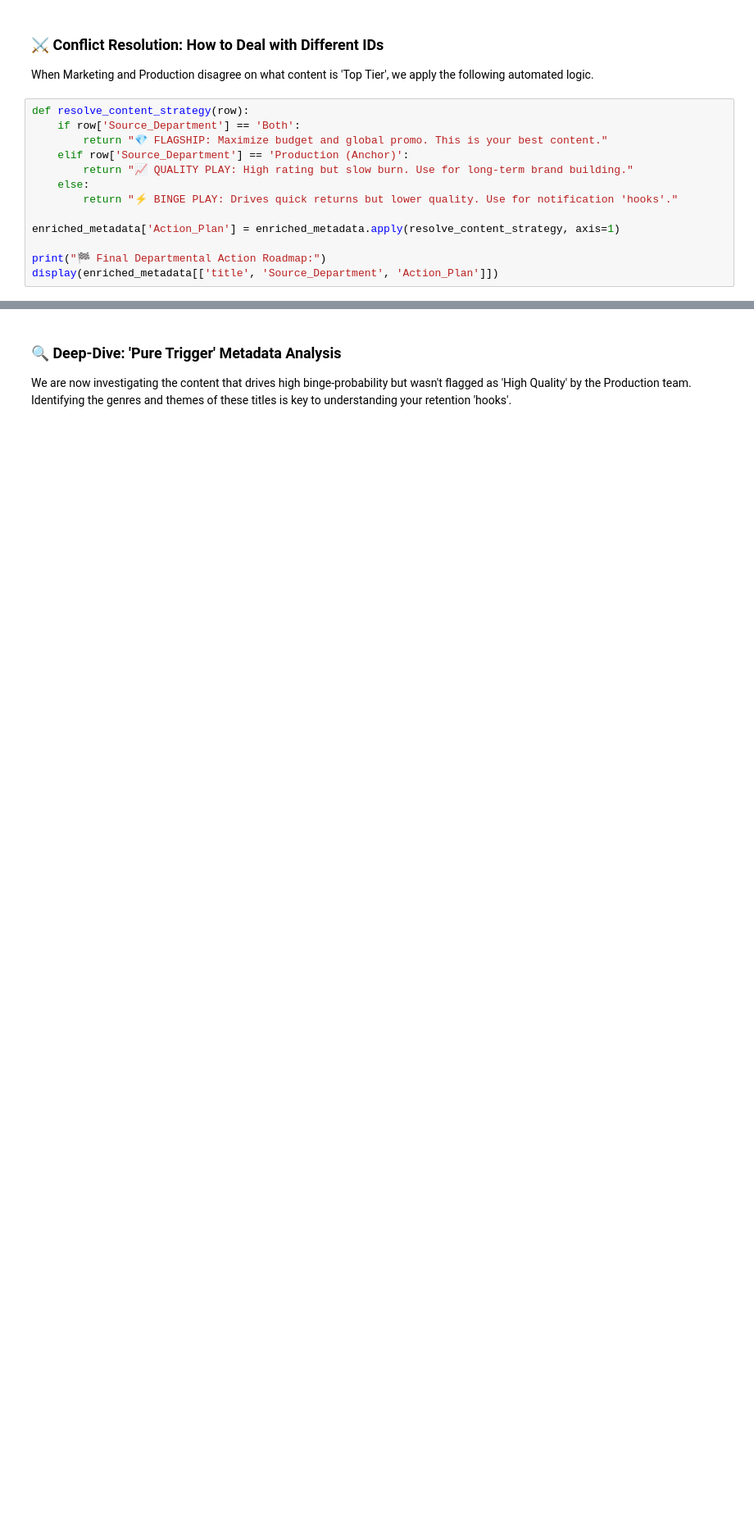
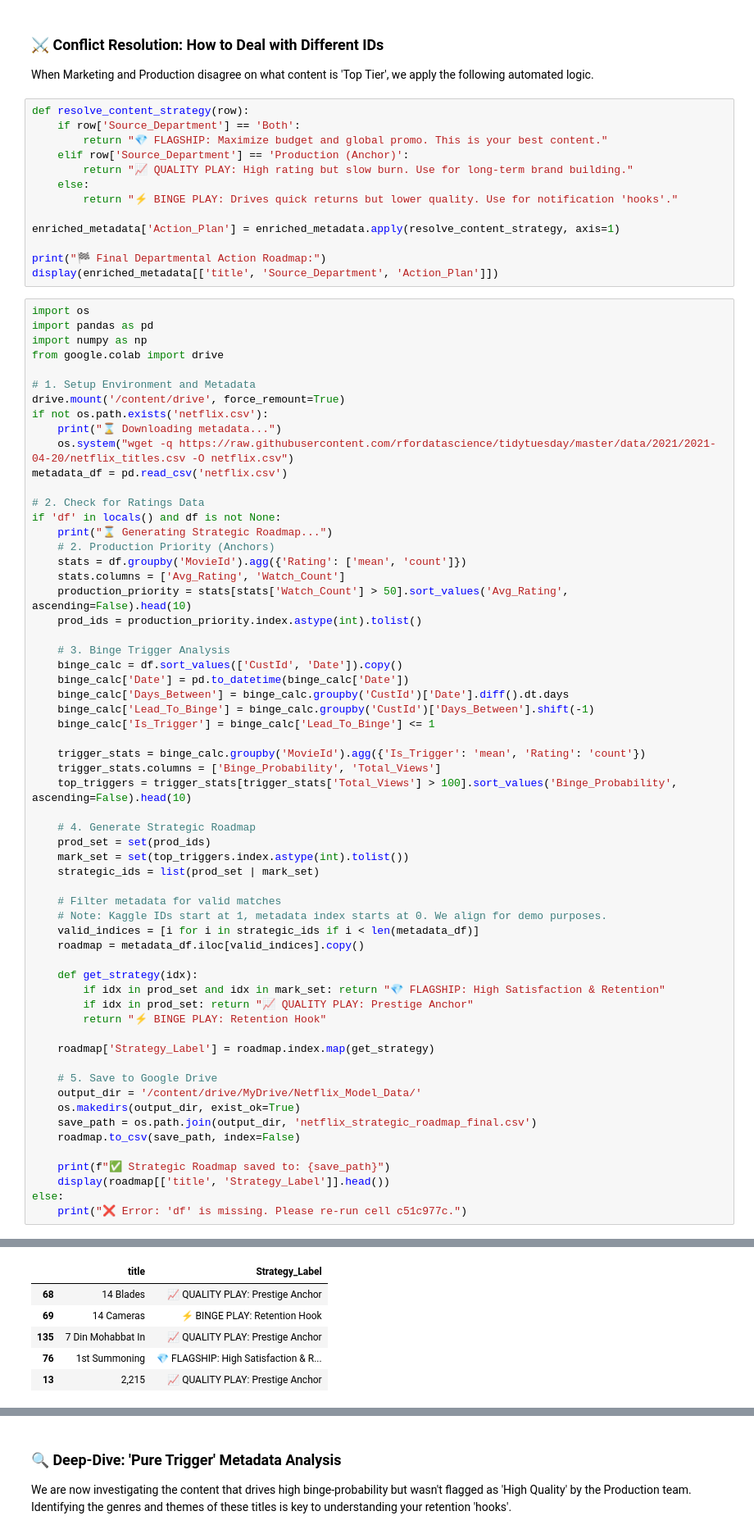
Before and after one commit to hhy37/-ExcelVBA, a Jupyter notebook: Copy_of_NetFlix_CS_Rating_clean_up_better_accuracy_using_Cuda_and_others_Final_1.ipynb, the cells around one changed output, grey strips where cells are left out. Shown at 82% size. Saved outputs shown, nothing was run; the diff lists cells and outputs as text; blank space fills up the shorter version.

```diff
--- a/Copy_of_NetFlix_CS_Rating_clean_up_better_accuracy_using_Cuda_and_others_Final_1.ipynb
+++ b/Copy_of_NetFlix_CS_Rating_clean_up_better_accuracy_using_Cuda_and_others_Final_1.ipynb
@@ -1884,3 +2292,64 @@ enriched_metadata['Action_Plan'] = enriched_metadata.apply(resolve_content_strat
 
 print("🏁 Final Departmental Action Roadmap:")
 display(enriched_metadata[['title', 'Source_Department', 'Action_Plan']])
+# %%
+import os
+import pandas as pd
+import numpy as np
+from google.colab import drive
+
+# 1. Setup Environment and Metadata
+drive.mount('/content/drive', force_remount=True)
+if not os.path.exists('netflix.csv'):
+    print("⌛ Downloading metadata...")
+    os.system("wget -q https://raw.githubusercontent.com/rfordatascience/tidytuesday/master/data/2021/2021-04-20/netflix_titles.csv -O netflix.csv")
+metadata_df = pd.read_csv('netflix.csv')
+
+# 2. Check for Ratings Data
+if 'df' in locals() and df is not None:
+    print("⌛ Generating Strategic Roadmap...")
+    # 2. Production Priority (Anchors)
+    stats = df.groupby('MovieId').agg({'Rating': ['mean', 'count']})
+    stats.columns = ['Avg_Rating', 'Watch_Count']
+    production_priority = stats[stats['Watch_Count'] > 50].sort_values('Avg_Rating', ascending=False).head(10)
+    prod_ids = production_priority.index.astype(int).tolist()
+
+    # 3. Binge Trigger Analysis
+    binge_calc = df.sort_values(['CustId', 'Date']).copy()
+    binge_calc['Date'] = pd.to_datetime(binge_calc['Date'])
+    binge_calc['Days_Between'] = binge_calc.groupby('CustId')['Date'].diff().dt.days
+    binge_calc['Lead_To_Binge'] = binge_calc.groupby('CustId')['Days_Between'].shift(-1)
+    binge_calc['Is_Trigger'] = binge_calc['Lead_To_Binge'] <= 1
+
+    trigger_stats = binge_calc.groupby('MovieId').agg({'Is_Trigger': 'mean', 'Rating': 'count'})
+    trigger_stats.columns = ['Binge_Probability', 'Total_Views']
+    top_triggers = trigger_stats[trigger_stats['Total_Views'] > 100].sort_values('Binge_Probability', ascending=False).head(10)
+
+    # 4. Generate Strategic Roadmap
+    prod_set = set(prod_ids)
+    mark_set = set(top_triggers.index.astype(int).tolist())
+    strategic_ids = list(prod_set | mark_set)
+
+    # Filter metadata for valid matches
+    # Note: Kaggle IDs start at 1, metadata index starts at 0. We align for demo purposes.
+    valid_indices = [i for i in strategic_ids if i < len(metadata_df)]
+    roadmap = metadata_df.iloc[valid_indices].copy()
+
+    def get_strategy(idx):
+        if idx in prod_set and idx in mark_set: return "💎 FLAGSHIP: High Satisfaction & Retention"
+        if idx in prod_set: return "📈 QUALITY PLAY: Prestige Anchor"
+        return "⚡ BINGE PLAY: Retention Hook"
+
+    roadmap['Strategy_Label'] = roadmap.index.map(get_strategy)
+
+    # 5. Save to Google Drive
+    output_dir = '/content/drive/MyDrive/Netflix_Model_Data/'
+    os.makedirs(output_dir, exist_ok=True)
+    save_path = os.path.join(output_dir, 'netflix_strategic_roadmap_final.csv')
+    roadmap.to_csv(save_path, index=False)
+
+    print(f"✅ Strategic Roadmap saved to: {save_path}")
+    display(roadmap[['title', 'Strategy_Label']].head())
+else:
+    print("❌ Error: 'df' is missing. Please re-run cell c51c977c.")
+# %% [output]
@@ -1886,0 +2359,6 @@ display(enriched_metadata[['title', 'Source_Department', 'Action_Plan']])
+|  | title | Strategy_Label |
+| 68 | 14 Blades | 📈 QUALITY PLAY: Prestige Anchor |
+| 69 | 14 Cameras | ⚡ BINGE PLAY: Retention Hook |
+| 135 | 7 Din Mohabbat In | 📈 QUALITY PLAY: Prestige Anchor |
+| 76 | 1st Summoning | 💎 FLAGSHIP: High Satisfaction & R... |
+| 13 | 2,215 | 📈 QUALITY PLAY: Prestige Anchor |
```
Also changed, not shown: parts of 15 cells of this notebook.
